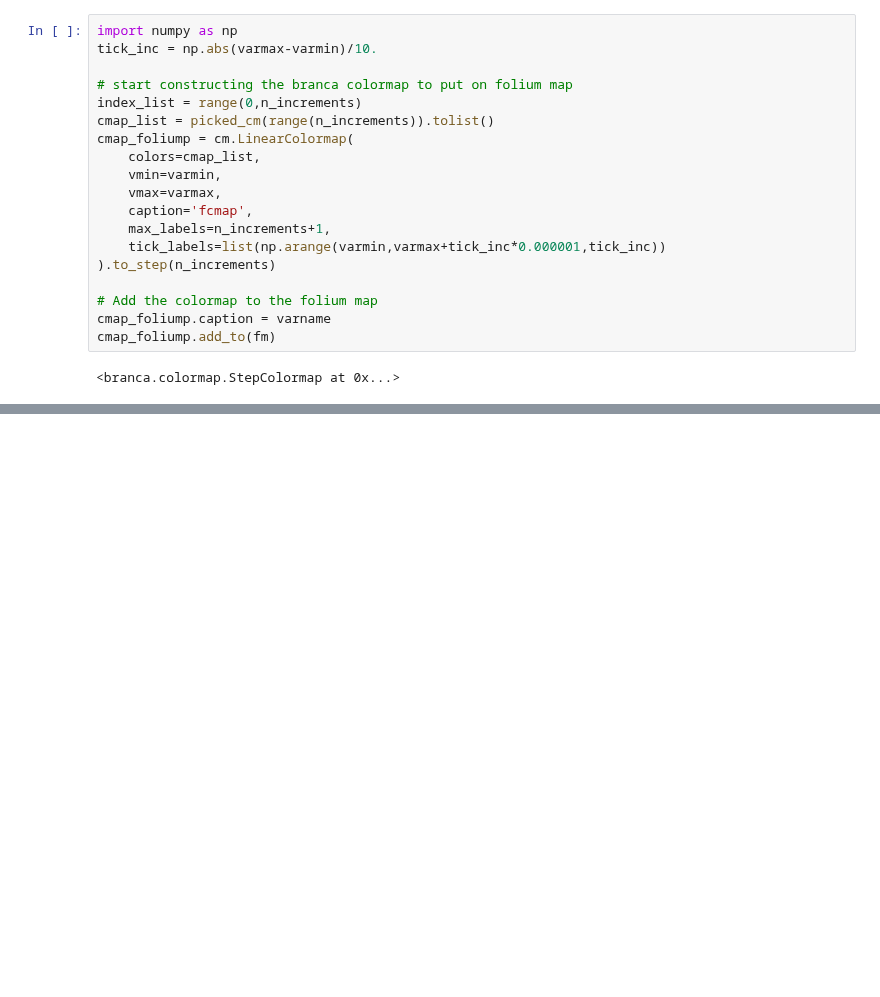
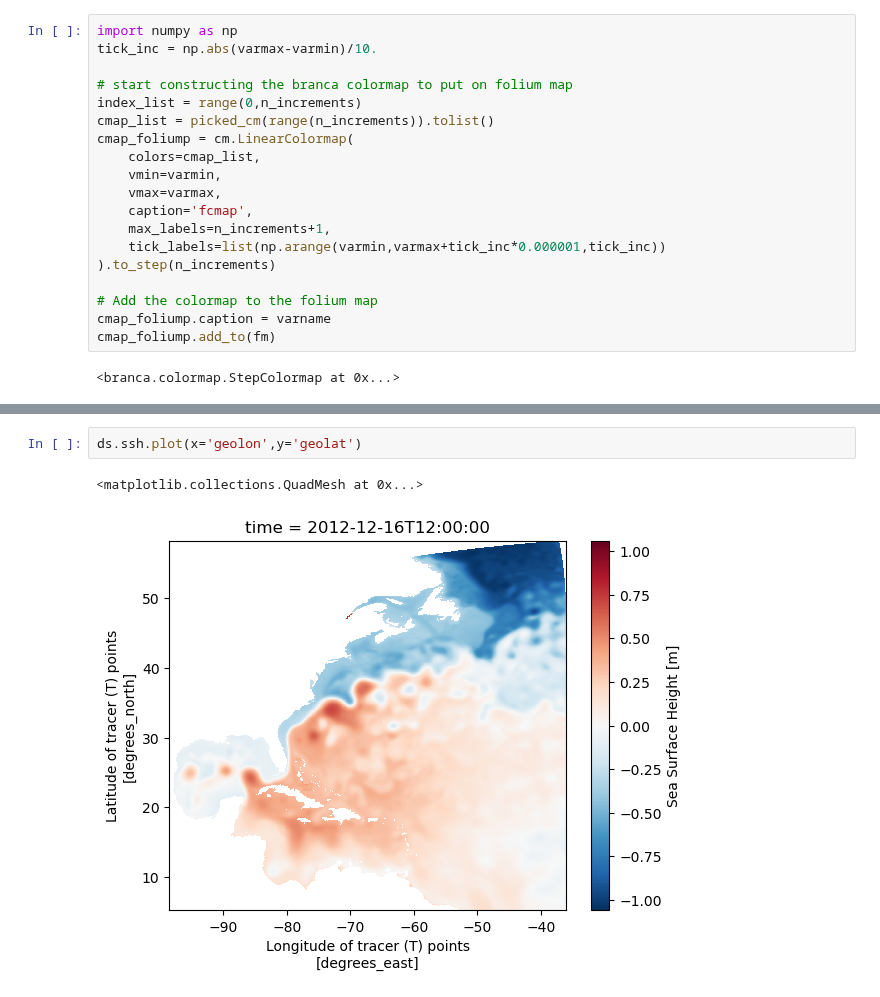
Before and after one commit to chiaweh2/cefi-cookbook, a Jupyter notebook: content/data_access/access_opendap/python_get_cefi.ipynb, the cells around one changed output, grey strips where cells are left out. Cells and saved outputs as stored; diff of their text form; blank space fills up the shorter version.

```diff
--- a/content/data_access/access_opendap/python_get_cefi.ipynb
+++ b/content/data_access/access_opendap/python_get_cefi.ipynb
@@ -194,0 +308,5 @@ fm
+# %%
+ds.ssh.plot(x='geolon',y='geolat')
+# %% [output]
+<matplotlib.collections.QuadMesh at 0x...>
+[figure, added]
```
Also changed, not shown: parts of 16 cells of this notebook.
